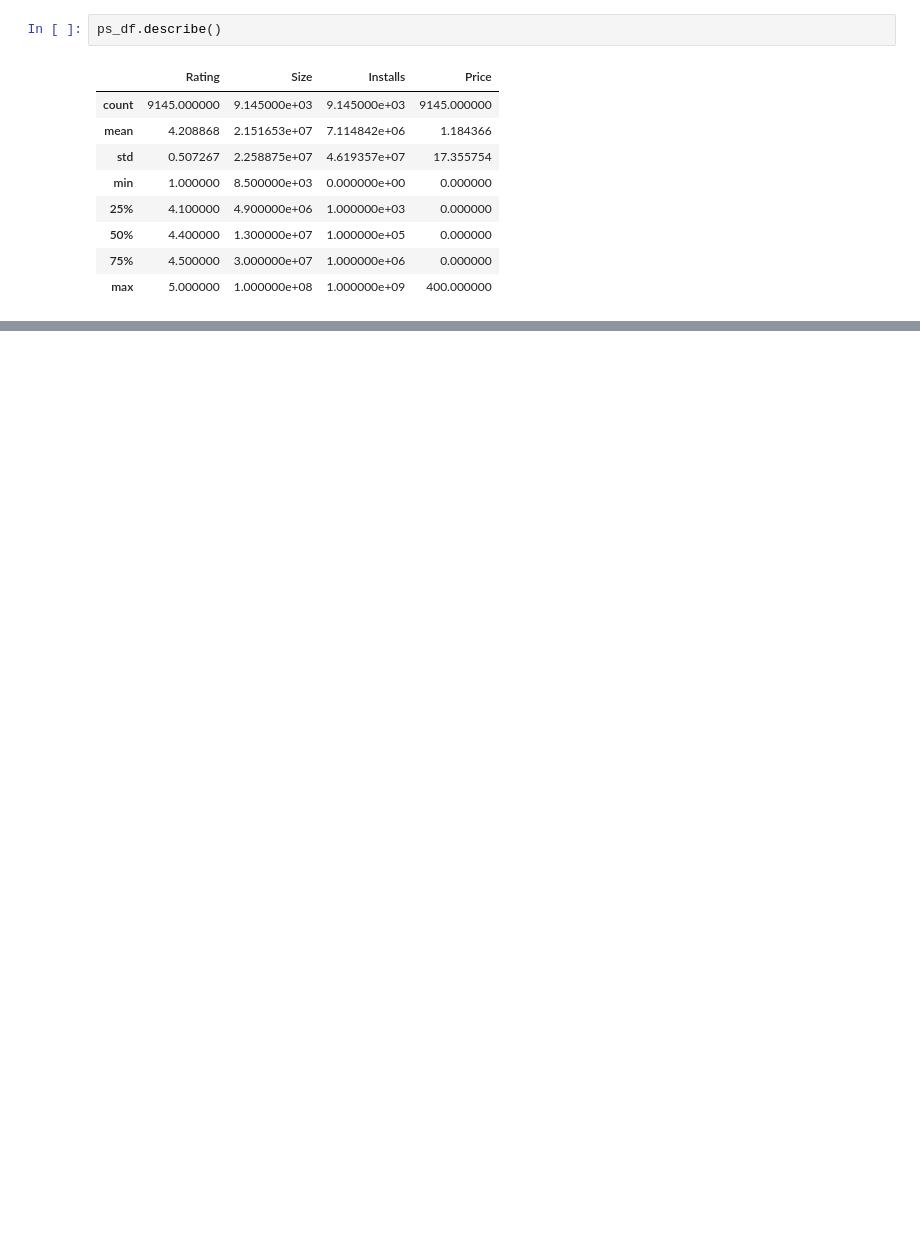
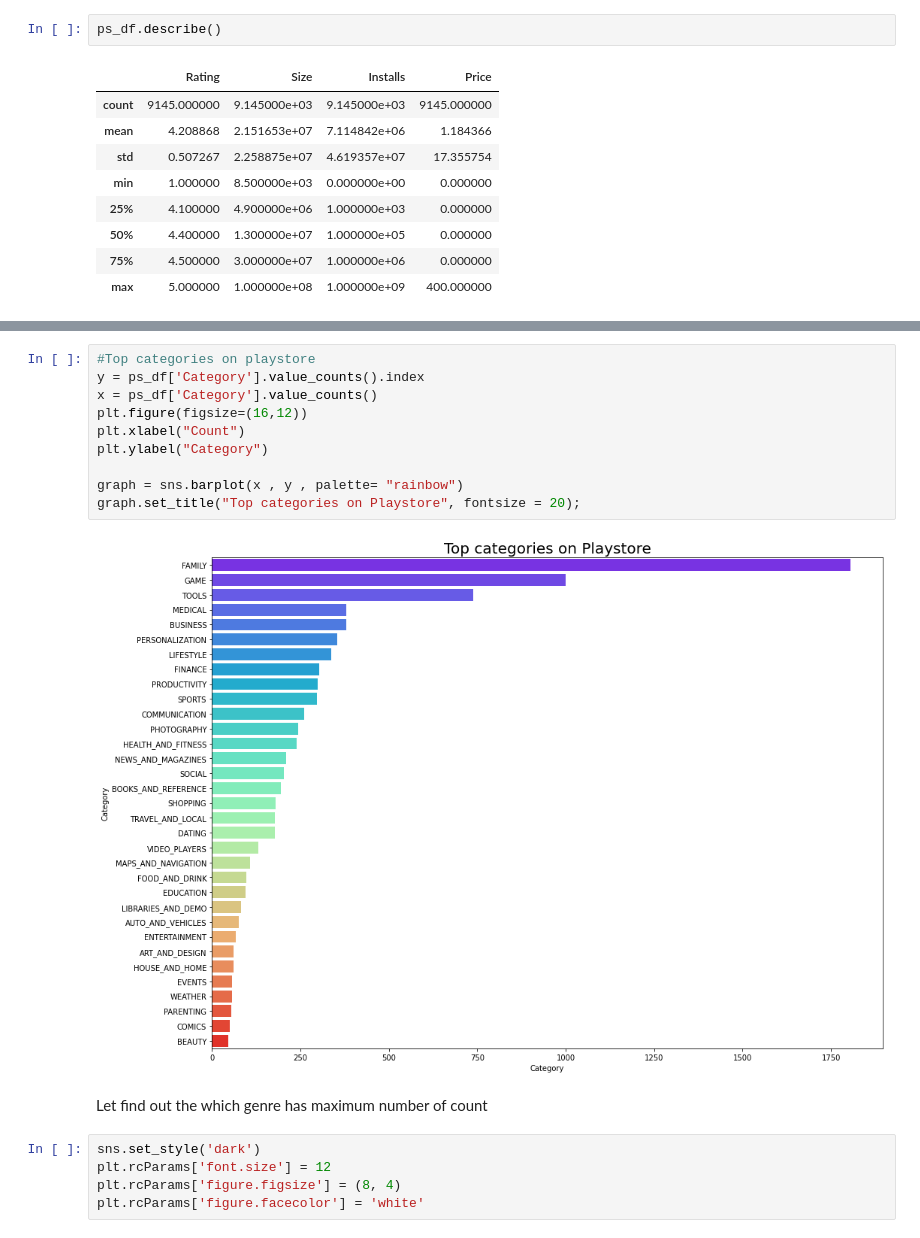
Before and after one commit to Nkbhapkar/EDA-on-playstore, a Jupyter notebook: Exploratory_data_analysis_on_Play_Store_App_Review_Analysis_Capstone_Project.ipynb, the cells around one changed output, grey strips where cells are left out. Cells and saved outputs as stored; diff of their text form; blank space fills up the shorter version.

```diff
--- a/Exploratory_data_analysis_on_Play_Store_App_Review_Analysis_Capstone_Project.ipynb
+++ b/Exploratory_data_analysis_on_Play_Store_App_Review_Analysis_Capstone_Project.ipynb
@@ -386,0 +504,19 @@ ps_df.describe()
+# %%
+#Top categories on playstore
+y = ps_df['Category'].value_counts().index
+x = ps_df['Category'].value_counts()
+plt.figure(figsize=(16,12))
+plt.xlabel("Count")
+plt.ylabel("Category")
+
+graph = sns.barplot(x , y , palette= "rainbow")
+graph.set_title("Top categories on Playstore", fontsize = 20);
+# %% [output]
+[figure, added]
+# %% [markdown]
+Let find out the which genre has maximum number of count
+# %%
+sns.set_style('dark')
+plt.rcParams['font.size'] = 12
+plt.rcParams['figure.figsize'] = (8, 4)
+plt.rcParams['figure.facecolor'] = 'white'
```
Also changed, not shown: parts of 33 cells of this notebook.
